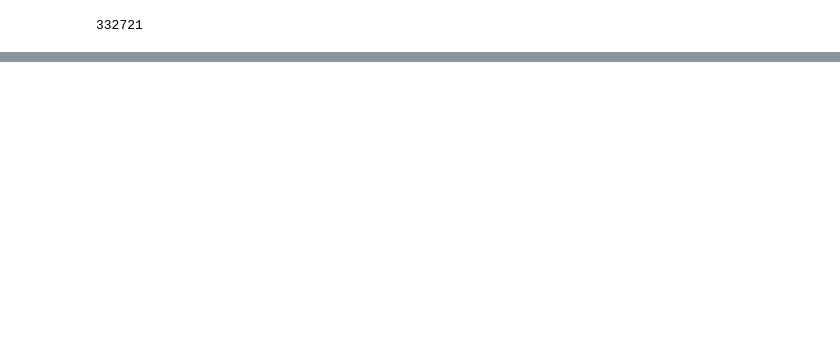
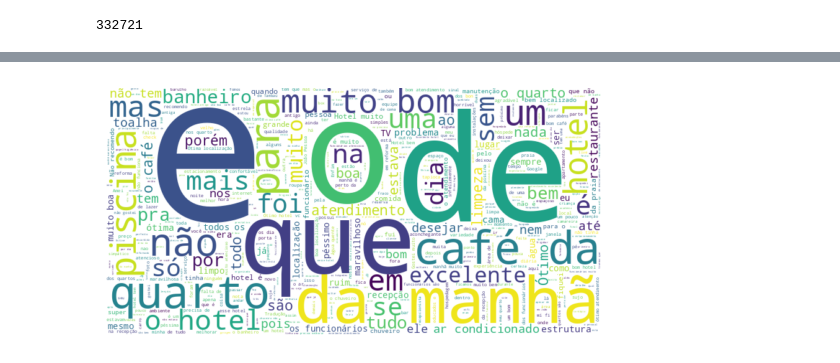
Before and after one commit to emerson-matos/tcc-notebooks, a Jupyter notebook: reviews/analise_exploratoria.ipynb, the cells around one changed output, grey strips where cells are left out. Saved outputs shown, nothing was run; the diff lists cells and outputs as text; code cells hidden in the pictures; blank space fills up the shorter version.

```diff
--- a/reviews/analise_exploratoria.ipynb
+++ b/reviews/analise_exploratoria.ipynb
@@ -179,0 +183,19 @@ sns.relplot(x='data_avaliacao', y='rating', kind="line", data=aux)
+# %%
+from wordcloud import WordCloud
+import matplotlib.pyplot as plt
+
+# Concatenar todos os textos em uma única string
+texto = ' '.join(aux['text'].tolist())
+
+# Criar um objeto WordCloud com as configurações desejadas
+wc = WordCloud(background_color='white', max_words=1000, width=800, height=400)
+
+# Gerar a nuvem de palavras
+nuvem = wc.generate(texto)
+
+# Exibir a nuvem de palavras
+plt.imshow(nuvem, interpolation='bilinear')
+plt.axis('off')
+plt.show()
+# %% [output]
+[figure, added]
```
Also changed, not shown: parts of 28 cells of this notebook.
